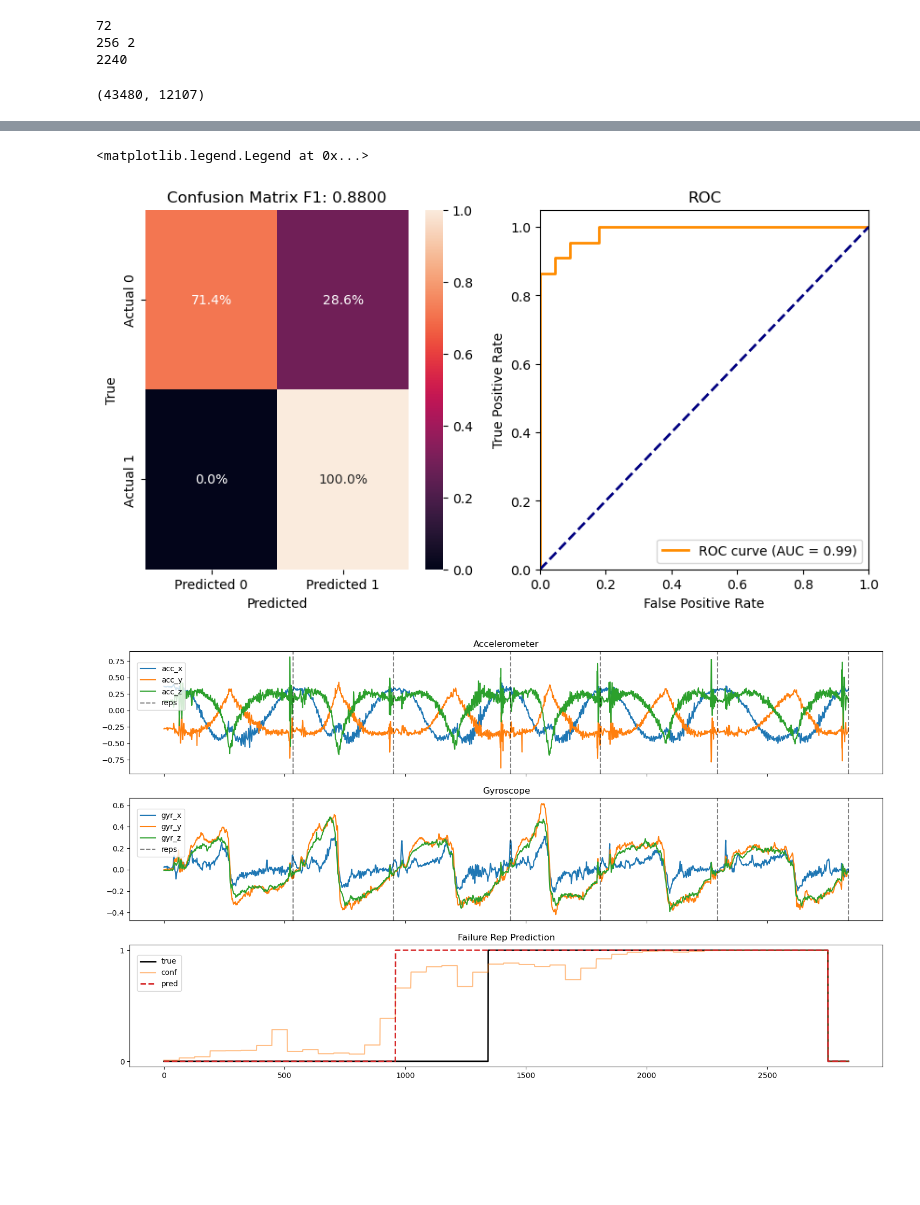
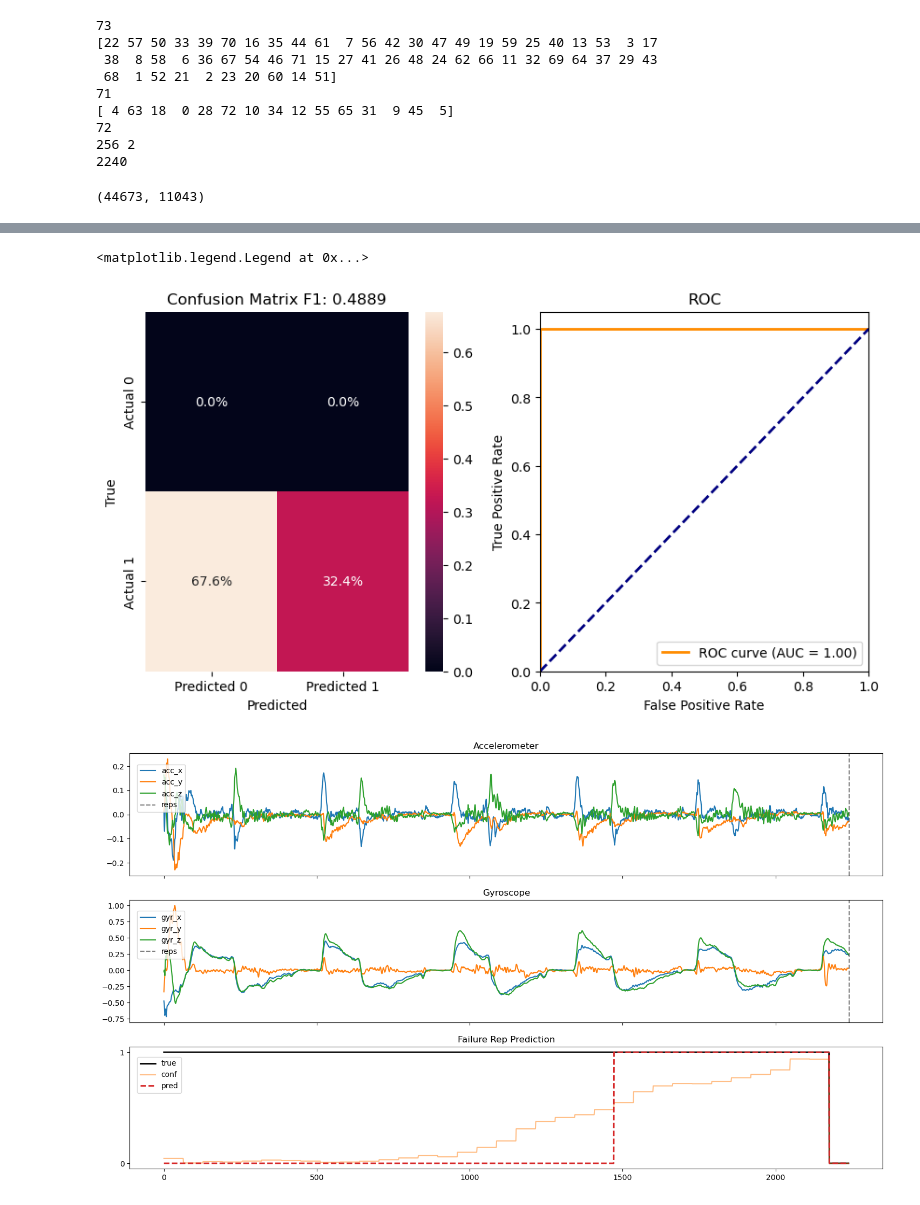
Before and after one commit to gtking1/aihc-ios-watchos-app, a Jupyter notebook: temporal-3rep.ipynb, the cells around one changed output, grey strips where cells are left out. Drawn from its saved outputs; the diff is of its cells as text; code cells hidden in the pictures; blank space fills up the shorter version.

```diff
--- a/temporal-3rep.ipynb
+++ b/temporal-3rep.ipynb
@@ -129,10 +129,14 @@ class IMUDataset(Dataset):
 # %%
 HZ = 100
 in_channels = 6
-df = pd.read_csv('./data.csv')
+df= pd.read_csv('./data.csv')
 session_ids = df['session_id'].unique()
 print(len(session_ids))
 train_ids, val_ids = train_test_split(session_ids, test_size=0.2, random_state=42)
+print(train_ids)
+print(max(train_ids))
+print(val_ids)
+print(max(val_ids))
 train_ids = np.array([train_id for train_id in train_ids if df[df.session_id == train_id].failure.sum()])
 val_ids = np.array([val_id for val_id in val_ids if df[df.session_id == val_id].failure.sum()])
 
@@ -175,10 +179,16 @@ val_dataset = ConcatDataset([IMUDataset(
 
 len(train_dataset), len(val_dataset)
 # %% [output]
+73
+[22 57 50 33 39 70 16 35 44 61  7 56 42 30 47 49 19 59 25 40 13 53  3 17
+ 38  8 58  6 36 67 54 46 71 15 27 41 26 48 24 62 66 11 32 69 64 37 29 43
+ 68  1 52 21  2 23 20 60 14 51]
+71
+[ 4 63 18  0 28 72 10 34 12 55 65 31  9 45  5]
 72
 256 2
 2240
-(43480, 12107)
+(44673, 11043)
 # %%
 def get_time_in_reps(preds, stride, winsize):
     print("Preds shape test:", preds.shape)
@@ -522,7 +532,7 @@ class IMUDatasetSimple(Dataset):
         # y = torch.diff(y).argmin().unsqueeze(0) / self.winsize if diff.min() < 0 else torch.Tensor([-1])
         X = self.X[:, start:end]
         print(self.X.shape, X.shape)
-        X = moving_average(X)
+        # X = moving_average(X)
         if self.aug:
             X,y = warp_time(X, y)
             X = scale(X)
@@ -580,14 +590,14 @@ def evaluate_real_time(session_id, interval=64):
 
     return ypreds, ys, confs, precision, recall, f1, accuracy, cm
 # %%
-session_id = val_ids[1]
+session_id = 72
 
 session = df[df['session_id'] == session_id]
 session_dataset = IMUDatasetSimple(session, winsize, LSTM_stride, transform=None, aug=False)
+#session_dataset.X = torch.tensor(np.loadtxt('finalEncoderInputAppend.txt', delimiter=',').reshape((32, 6, 256)))
 print("Data:", session_dataset.X[:, 1984:2240])
 print("Shape:", session_dataset.X[:, :2240].shape)
 print(session_dataset.X.dtype)
-np.savetxt('evaluate-real-time-comparison.txt', session_dataset.X)
 print(session_dataset.X.numpy().dtype)
 interval = LSTM_stride
 ypreds, ys, confs, precision, recall, f1, accuracy, cm = evaluate_real_time(session_id, interval=LSTM_stride)
@@ -687,3 +697,3 @@ ROC AUC: 0.9858
 <matplotlib.legend.Legend at 0x...>
-[figure, old version]
+[figure, new version]
-[figure, old version]
+[figure, new version]
```
Also changed, not shown: parts of 1 cell of this notebook, 20 other files.
